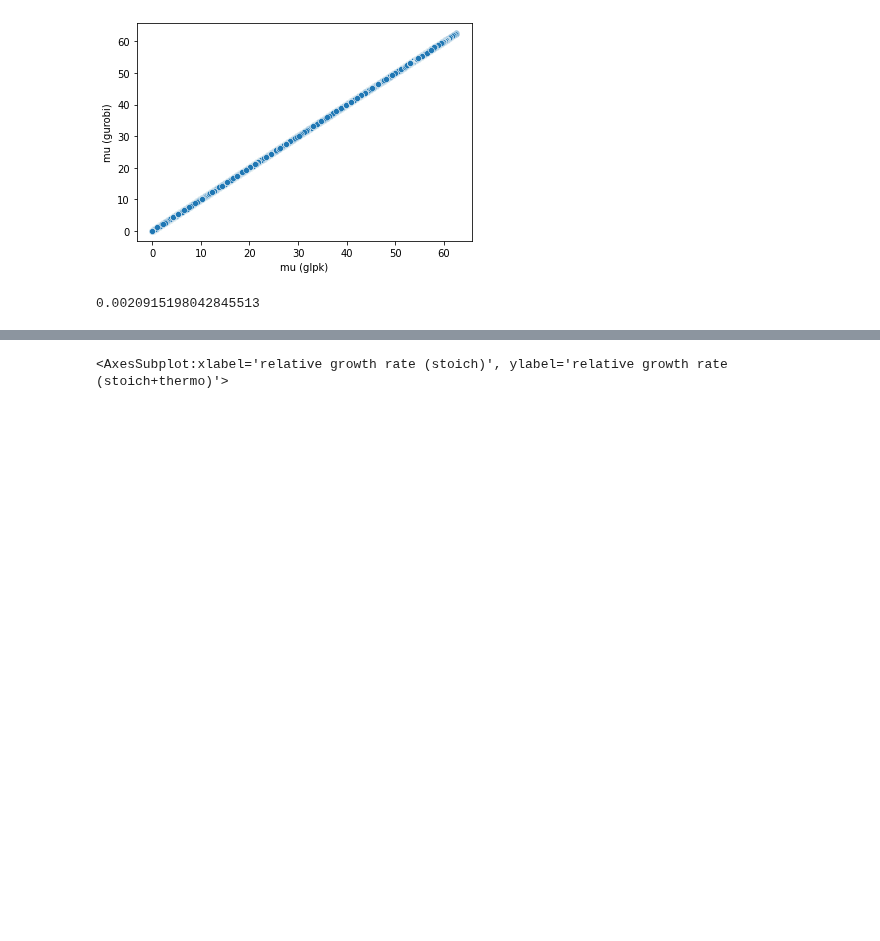
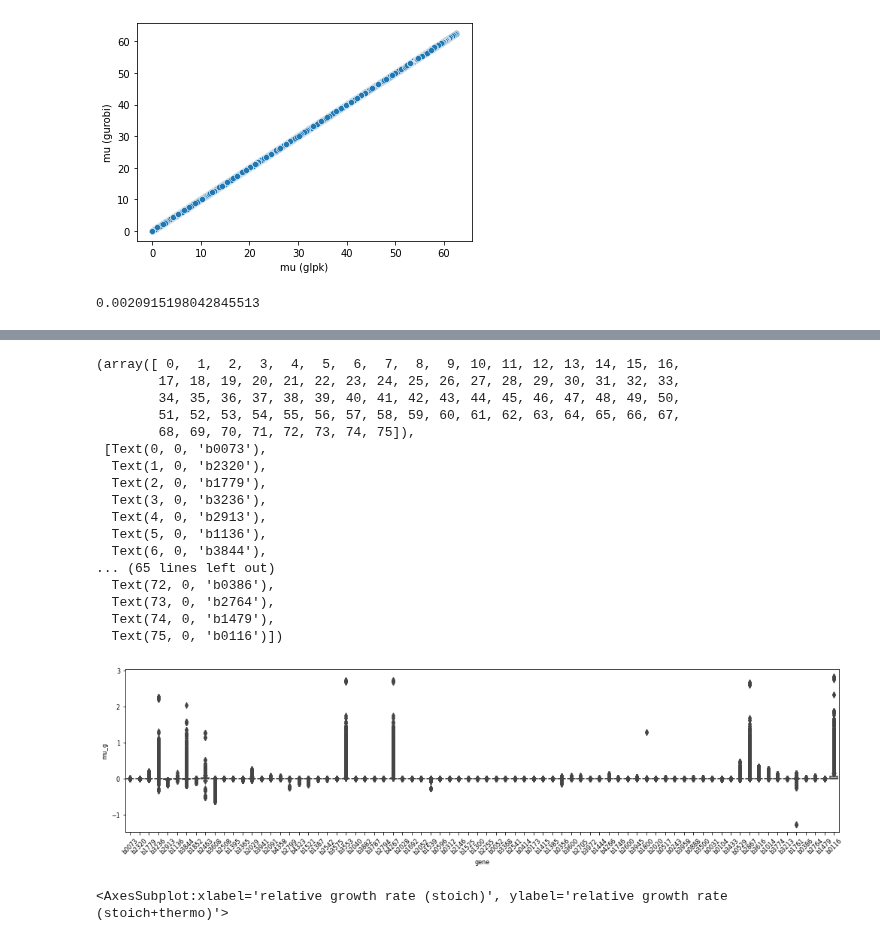
Before and after one commit to jgoldford/coenzymes, a Jupyter notebook: scc/parse_scc_results.ipynb, the cells around one changed output, grey strips where cells are left out. Drawn from its saved outputs; the diff is of its cells as text; code cells hidden in the pictures; blank space fills up the shorter version.

```diff
--- a/scc/parse_scc_results.ipynb
+++ b/scc/parse_scc_results.ipynb
@@ -100,3 +196,31 @@ dfn = pd.concat([dfn_s_skinny.set_index(idx_vars),dfn_st_skinny.set_index(idx_va
+# %%
+a4_dims = (17, 4)
+fig, ax = plt.subplots(figsize=a4_dims)
+
+plt.rcParams.update({'font.size': 8})
+
+sns.boxplot(x='gene',y='mu_g',data=dfn_s_skinny,order=gene_ids)
+
+plt.xticks(rotation=45)
+# %% [output]
+(array([ 0,  1,  2,  3,  4,  5,  6,  7,  8,  9, 10, 11, 12, 13, 14, 15, 16,
+        17, 18, 19, 20, 21, 22, 23, 24, 25, 26, 27, 28, 29, 30, 31, 32, 33,
+        34, 35, 36, 37, 38, 39, 40, 41, 42, 43, 44, 45, 46, 47, 48, 49, 50,
+        51, 52, 53, 54, 55, 56, 57, 58, 59, 60, 61, 62, 63, 64, 65, 66, 67,
+        68, 69, 70, 71, 72, 73, 74, 75]),
+ [Text(0, 0, 'b0073'),
+  Text(1, 0, 'b2320'),
+  Text(2, 0, 'b1779'),
+  Text(3, 0, 'b3236'),
+  Text(4, 0, 'b2913'),
+  Text(5, 0, 'b1136'),
+  Text(6, 0, 'b3844'),
+... (65 lines left out)
+  Text(72, 0, 'b0386'),
+  Text(73, 0, 'b2764'),
+  Text(74, 0, 'b1479'),
+  Text(75, 0, 'b0116')])
+[figure, added]
 # %%
 sns.scatterplot(x='relative growth rate (stoich)',y='relative growth rate (stoich+thermo)',data=dfn.apply(np.log10))
 # %% [output]
```
Also changed, not shown: parts of 15 cells of this notebook, 14 other files.
